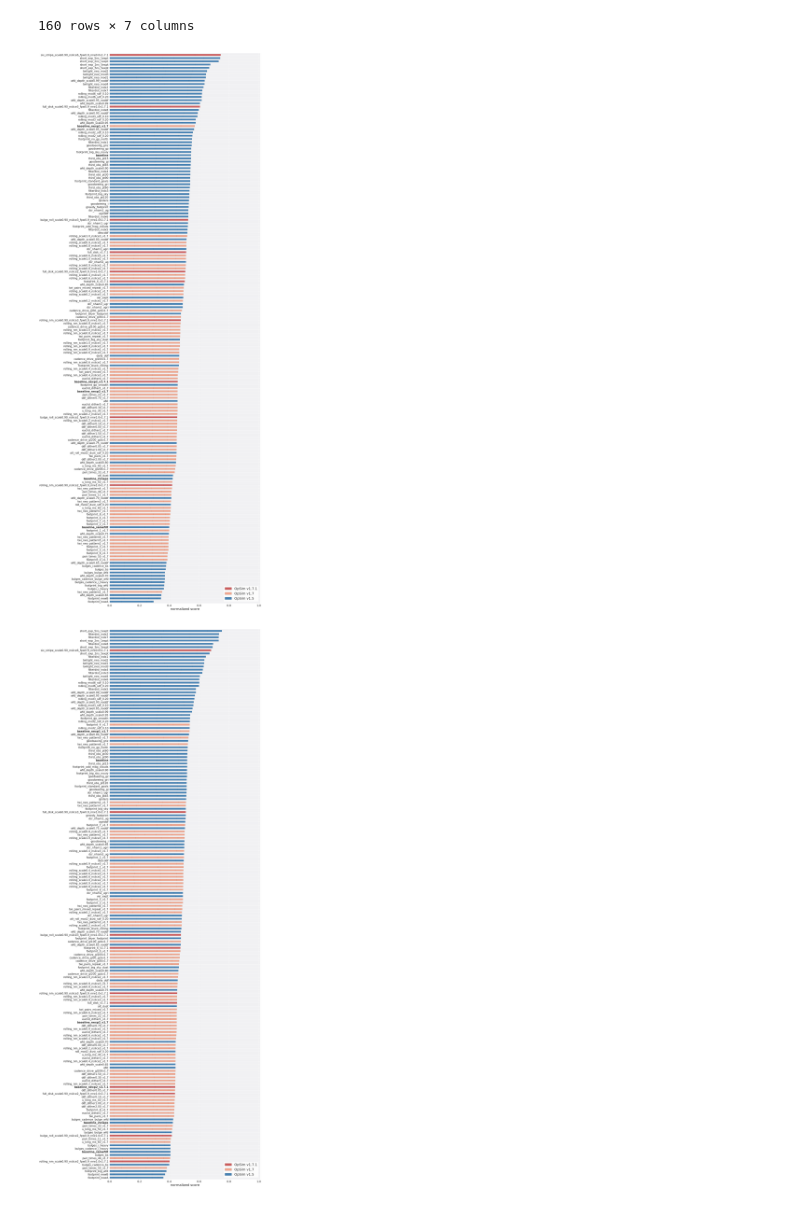
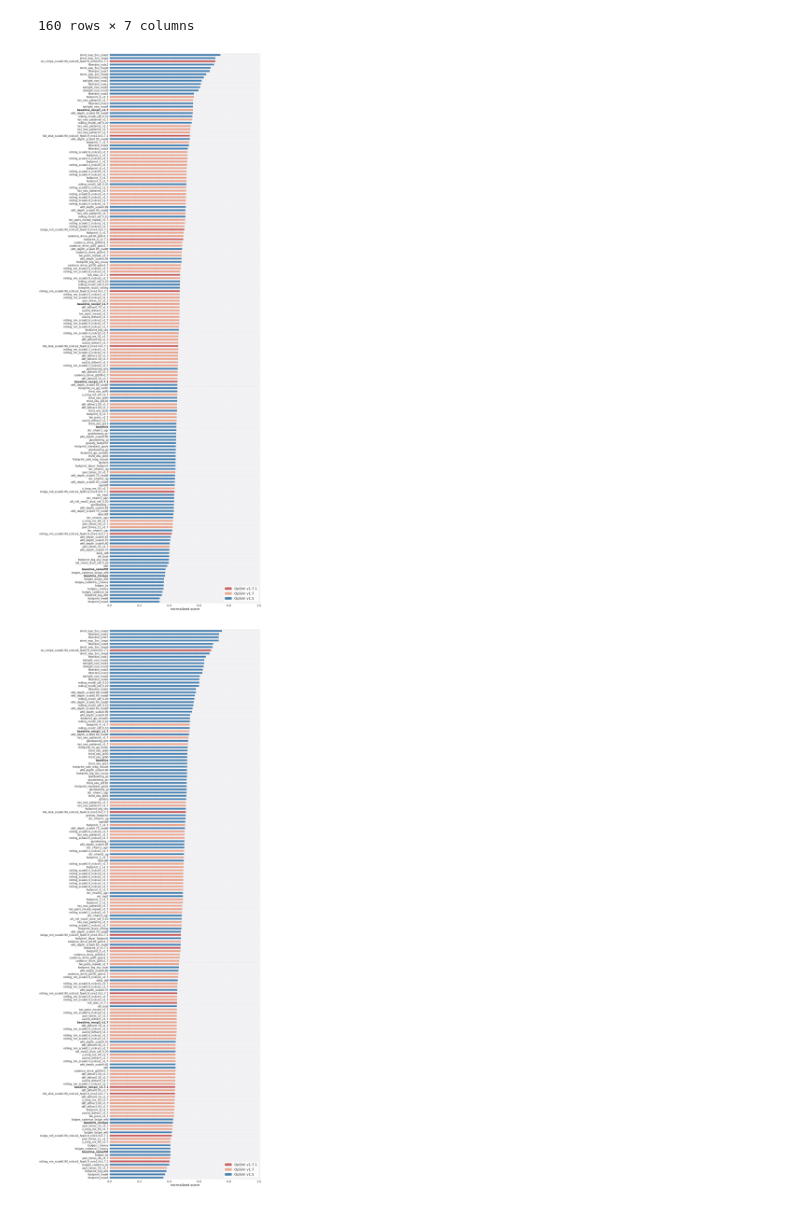
Before and after one commit to fedhere/LSSTunknowns, a Jupyter notebook: tdAnom/plot_barh_v1_5_v1_7.ipynb, the cells around one changed output. Saved outputs shown, nothing was run; the diff lists cells and outputs as text; code cells hidden in the pictures.

Commit message:
update plot

```diff
--- a/tdAnom/plot_barh_v1_5_v1_7.ipynb
+++ b/tdAnom/plot_barh_v1_5_v1_7.ipynb
@@ -538,20 +549,20 @@ df_radar
 | 73 | u_long_ms_60_v1.7_10yrs.db | 0.142931 | 0.436454 | 0.416615 | 0.453469 | 0.863805 | u |
 160 rows × 7 columns
 # %%
-FoMvars = ['brightness change','color change', 'depth', 'footprint', 'star count',]
+FoMvars = ['flux change','color', 'depth', 'footprint', 'star count',]
 # %%
 import matplotlib.colors as mcolors
 colors = plt.cm.tab10( np.linspace(0., 1, 10) )[:5]
 mymap = mcolors.LinearSegmentedColormap.from_list('my_colormap', colors)
 # %%
-fomcsv = './data_v1_5/df_radar_wfd_v1_5_v1_7_v1_7_1.csv'
+fomcsv = './data_v1_5/df_radar_all_v1_5_v1_7_v1_7_1_reduced.csv'
 #fomcsv = './data_v1_5/df_Nstars_wfd.csv'
 
 df_norm = get_df_norm(fomcsv=fomcsv, cols=FoMvars)
 
-ax = plot_barh_v3(df_norm, colon=FoMvars, byfamily=False, figsize=(16, 60), savefig='figures/barh_family_wfd_v1_5_v1_7_v1_7_1.pdf', colormap=mymap )
+ax = plot_barh_v3(df_norm, colon=FoMvars, byfamily=False, figsize=(16, 60), savefig='figures/barh_family_all_v1_5_v1_7_v1_7_1_reduced.pdf', colormap=mymap )
 # %% [output]
-[figure, old version]
+[figure, new version]
 # %%
 fomcsv = './data_v1_5/df_radar_all_v1_5_v1_7_v1_7_1.csv'
 #fomcsv = './data_v1_5/df_Nstars_wfd.csv'
```
Also changed, not shown: parts of 2 cells of this notebook, 5 other files.
